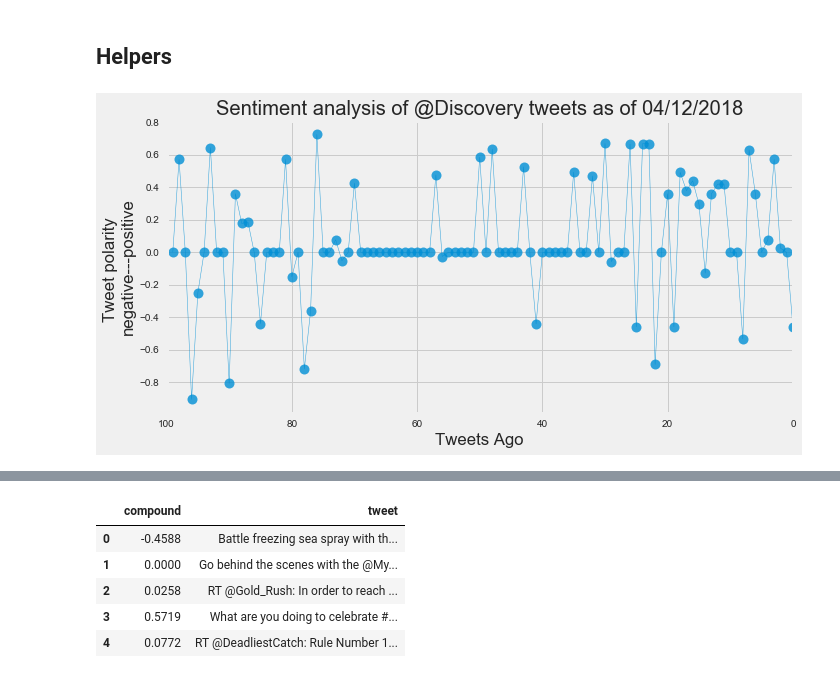
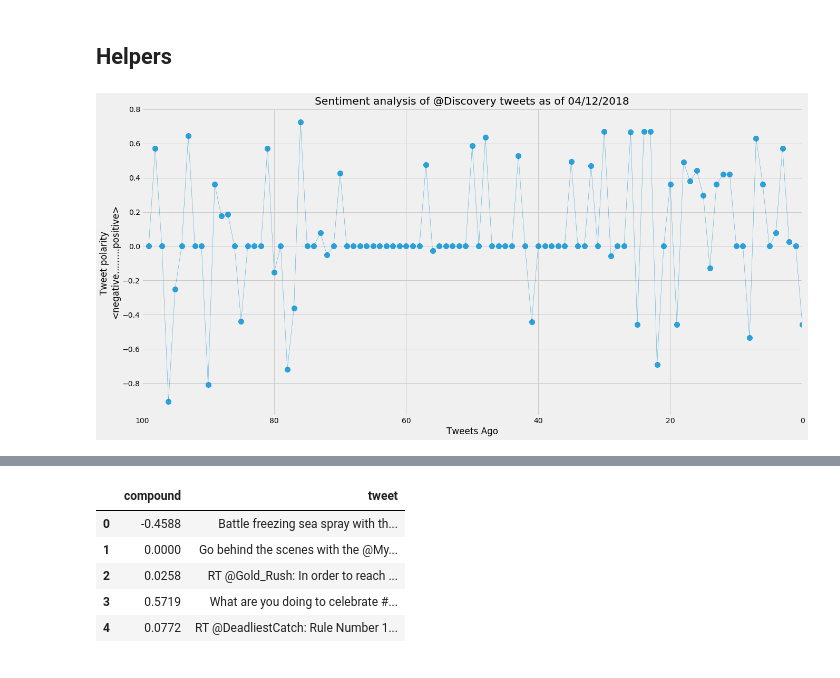
Before and after one commit to yegorkryukov/python-challenge, a Jupyter notebook: PlotBot/PlotBot.ipynb, the cells around one changed output, grey strips where cells are left out. Saved outputs shown, nothing was run; the diff lists cells and outputs as text; code cells hidden in the pictures.

```diff
--- a/PlotBot/PlotBot.ipynb
+++ b/PlotBot/PlotBot.ipynb
@@ -199,21 +199,24 @@ def getSentiment(id,pages=1):
 def makeGraph(df,mentioned_user):
     mentioned_user = api.get_user(mentioned_user)['screen_name']
     plt.style.use('fivethirtyeight')
-    f, ax = plt.subplots(figsize=(10,5))
+    f, ax = plt.subplots(figsize=(20,10))
     plt.plot(df.index, df['compound'], marker="o",markersize=10,linewidth=0.5, alpha=0.8)
     plt.gca().invert_xaxis()
     plt.xlim([len(df.index),0])
-    plt.ylabel("Tweet polarity \n<--negative---positive")
+    plt.ylabel("Tweet polarity \n<negative.........positive>")
     plt.xlabel("Tweets Ago")
     now = datetime.now()
     now = now.strftime("%m/%d/%Y")
     plt.title(f"Sentiment analysis of @{mentioned_user} tweets as of {now}")
+    plt.savefig('results/image.png', format='png')
+    api.update_with_media('results/image.png')
+    #buf.close()
     #plt.show()
-    return f
+    return
 # %%
-f = makeGraph(x,17842366)
+makeGraph(x,17842366)
 # %% [output]
-[figure, old version]
+[figure, new version]
 # %%
 #get new mentions as DF
 mentions_df = getMentions()
```
Also changed, not shown: parts of 5 cells of this notebook, 1 other file.
